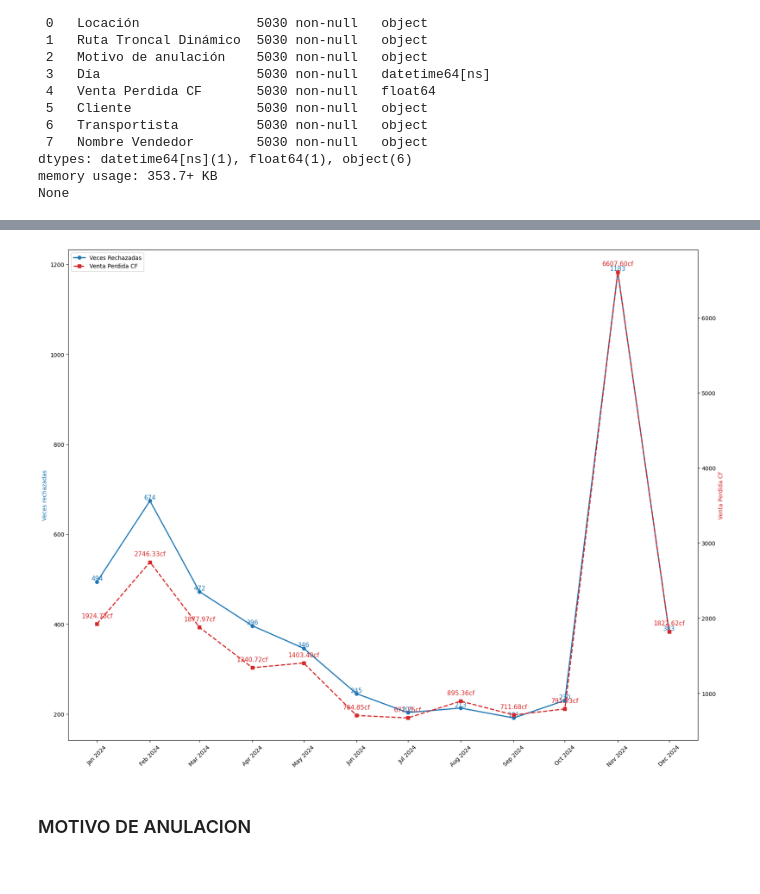
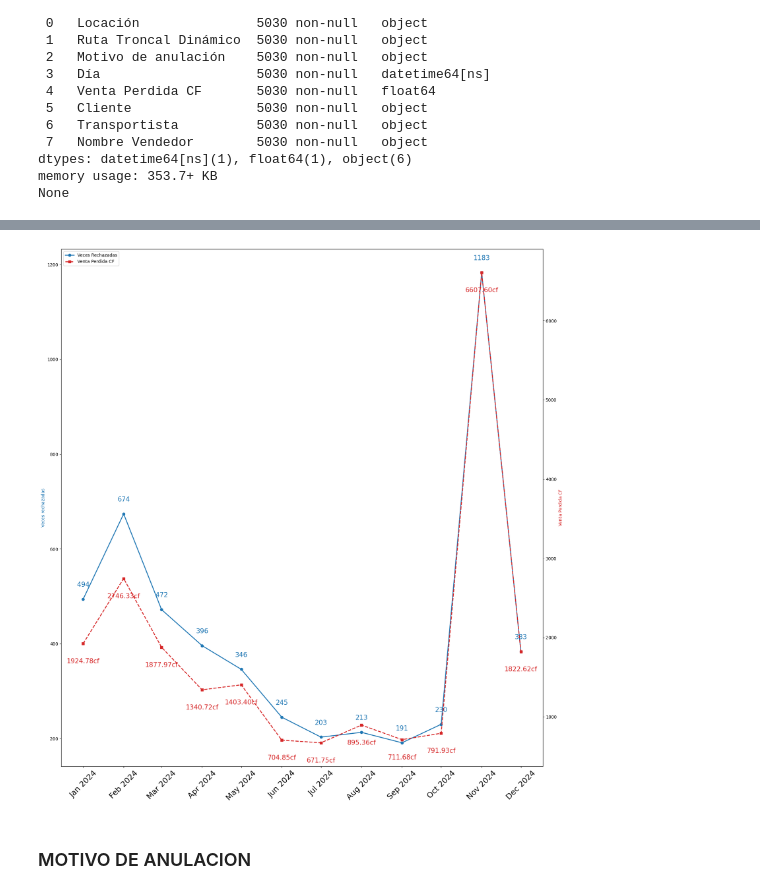
Before and after one commit to GerardoPortocarrero/automatizacion_reporte_rechazos_wssp, a Jupyter notebook: porRUTA.ipynb, the cells around one changed output, grey strips where cells are left out. Saved outputs shown, nothing was run; the diff lists cells and outputs as text; code cells hidden in the pictures.

```diff
--- a/porRUTA.ipynb
+++ b/porRUTA.ipynb
@@ -236,21 +236,21 @@ def vr_vp_mes():
         )
 
         # Dibuja
-        fig, ax1 = plt.subplots(figsize=(17, 13))
+        fig, ax1 = plt.subplots(figsize=(17, 18))
 
         # Eje primario: Veces rechazadas
         ax1.plot(vr_por_mes.index, vr_por_mes.values, marker="o", label="Veces Rechazadas", linewidth=2, color="tab:blue")
         for x, y in zip(vr_por_mes.index, vr_por_mes.values):
             ax1.text(
-                x, y + 0.4,
+                x, y + vr_por_mes.max() * 0.02, # 2 % por encima
                 f"{y}",
                 ha="center",
                 va="bottom",
-                fontsize=11,
+                fontsize=15,
                 color="tab:blue"
             )
         ax1.set_ylabel("Veces rechazadas", color="tab:blue")
-        ax1.tick_params(axis="x", rotation=45)
+        ax1.tick_params(axis="x", rotation=45, labelsize=18)
 
         # Formatear el eje X para mostrar el nombre del mes
         ax1.xaxis.set_major_formatter(mdates.DateFormatter('%b %Y'))
@@ -261,11 +261,11 @@ def vr_vp_mes():
         ax2.plot(vp_por_mes.index, vp_por_mes.values, marker="s", linestyle="--", label="Venta Perdida CF", color="tab:red", linewidth=2)
         for x, y in zip(vp_por_mes.index, vp_por_mes.values):
             ax2.text(
-                x, y + vp_por_mes.max() * 0.01,
+                x, y - vp_por_mes.max() * 0.04, # 4 % por debajo
                 f"{y:.2f}cf",
                 ha="center",
                 va="bottom",
-                fontsize=11,
+                fontsize=15,
                 color="tab:red"
             )
         ax2.set_ylabel("Venta Perdida CF", color="tab:red")
@@ -277,7 +277,7 @@ def vr_vp_mes():
 
         plt.tight_layout()
         plt.savefig('vr_vp_tiempo.png')
-        plt.show()
+        #plt.show()
     except:
         print(f'Cantidad de datos: {len(ruta)}')
         print('No hay datos (Probablemente un domingo o festivo o no hubo rechazos)')
@@ -299,80 +299,88 @@ def vr_vp_dia():
         )
 
         # Dibuja
-        fig, ax1 = plt.subplots(figsize=(17, 13))
+        fig, ax1 = plt.subplots(figsize=(17, 18))
 
         # Extraer días del mes para eje X
-        dias = vr_por_fecha.index.day
+        dias = vr_por_fecha.index
+        x_pos = list(range(len(dias)))
 
         # Eje primario: Veces rechazadas
-        ax1.plot(dias,
-                vr_por_fecha.values,
-                marker="o",
-                label="Veces Rechazadas",
-                linewidth=2)
+        ax1.plot(
+            x_pos,
+            vr_por_fecha.values,
+            marker="o",
+            label="Veces Rechazadas",
+            linewidth=2
+        )
 
         # Etiquetas para cada punto de Rechazos
-        for x, y in zip(dias, vr_por_fecha.values):
-            ax1.text(x, y + 0.3,        # 0.3 desplaza un poco hacia arriba
-                    f"{y}",
-                    ha="center",
-                    va="bottom",
-                    fontsize=11,
-                    color="tab:blue")
+        for x, y in zip(x_pos, vr_por_fecha.values):
+            ax1.text(
+                x, y + vr_por_fecha.max() * 0.02,  # 2 % por encima
+                f"{y}",
+                ha="center",
+                va="bottom",
+                fontsize=14,
+                color="tab:blue"
+            )
 
         # Eje secundario: Venta Perdida
         ax2 = ax1.twinx()
-        ax2.plot(dias,
-                vp_por_fecha.values,
-                marker="s",
-                linestyle="--",
-                label="Venta Perdida CF",
-                color="tab:red",
-                linewidth=2)
+        ax2.plot(
+            x_pos,
+            vp_por_fecha.values,
+            marker="s",
+            linestyle="--",
+            label="Venta Perdida CF",
+            color="tab:red",
+            linewidth=2
+        )
 
         # Etiquetas para Venta Perdida
-        for x, y in zip(dias, vp_por_fecha.values):
-            ax2.text(x, y + vp_por_fecha.max()*0.01,   # 3 % por encima
-                    f"{y:.2f}cf",
-                    ha="center",
-                    va="bottom",
-                    fontsize=11,
-                    color="tab:red")
+        for x, y in zip(x_pos, vp_por_fecha.values):
+            ax2.text(
+                x, y - vp_por_fecha.max() * 0.04,  # 4 % por debajo
+                f"{y:.2f}cf",
+                ha="center",
+                va="bottom",
+                fontsize=14,
+                color="tab:red"
+            )
 
         # Formato de los ejes
-        # ax1.set_title("Tiempo Histórico de Rechazos y Venta Perdida CF")
         ax1.set_ylabel("Veces rechazadas", color="tab:blue")
-        ax1.xaxis.set_major_locator(mdates.DayLocator())
-        ax1.xaxis.set_major_formatter(mdates.DateFormatter('%d'))  # Solo día del mes
-        # ax1.tick_params(axis="x", rotation=45)
         ax2.set_ylabel("Venta Perdida CF", color="tab:red")
+
+        ax1.set_xticks(x_pos)
+        ax1.set_xticklabels([str(fecha.day) for fecha in dias], rotation=0, fontsize=18)
 
         # Leyendas y formato
         # Combinar leyendas de ambos ejes
         lines_1, labels_1 = ax1.get_legend_handles_labels()
         lines_2, labels_2 = ax2.get_legend_handles_labels()
         ax1.legend(lines_1 + lines_2, labels_1 + labels_2, loc="upper left")
 
         plt.tight_layout()
         plt.savefig('vr_vp_tiempo.png')
-        plt.show()
+        #plt.show()
     except:
         print(f'Cantidad de datos: {len(ruta)}')
         print('No hay datos (Probablemente un domingo o festivo o no hubo rechazos)')
 
 opcion_fecha_string = ""
 if opcion_tiempo == 1:
     opcion_fecha_string = "mes"
     vr_vp_mes_titulo = f'Tiempo Histórico de Rechazos y Venta Perdida (CF) por mes del año {fecha}'
     vr_vp_mes_descripcion = 'Este gráfico muestra las veces rechazadas y ventas perdidas (CF) a travéz del tiempo (por mes).'
     vr_vp_mes()
 if opcion_tiempo == 2:
     opcion_fecha_string = "dia"
     vr_vp_dia_titulo = f'Tiempo Histórico de Rechazos y Venta Perdida (CF) por día del mes {fecha}'
     vr_vp_dia_descripcion = 'Este gráfico muestra las veces rechazadas y ventas perdidas (CF) a travéz del tiempo (por día).'
     vr_vp_dia()
 # %% [output]
-[figure, old version]
+[figure, new version]
 # %% [markdown]
 ### MOTIVO DE ANULACION
 # %%
```
Also changed, not shown: parts of 38 cells of this notebook.
